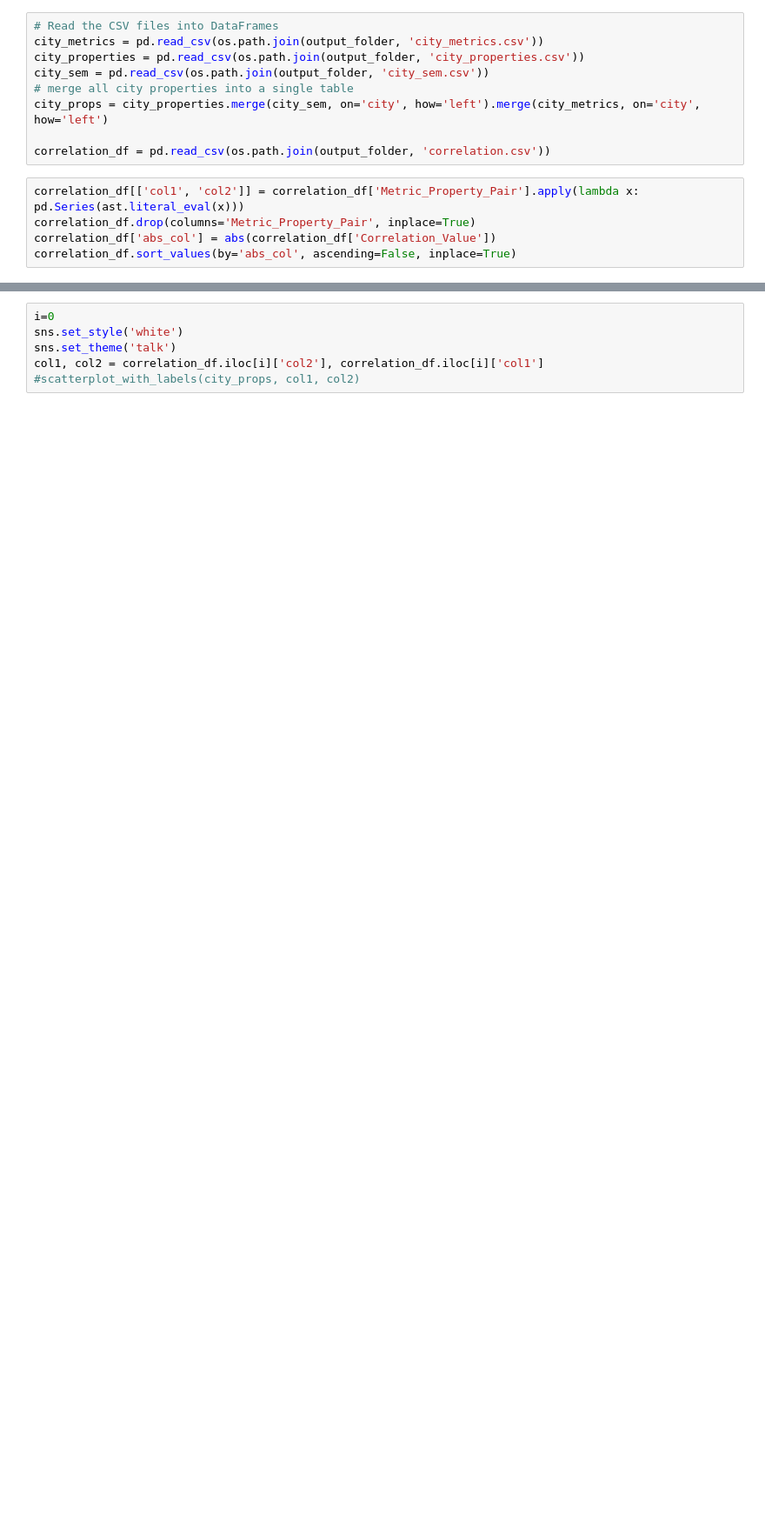
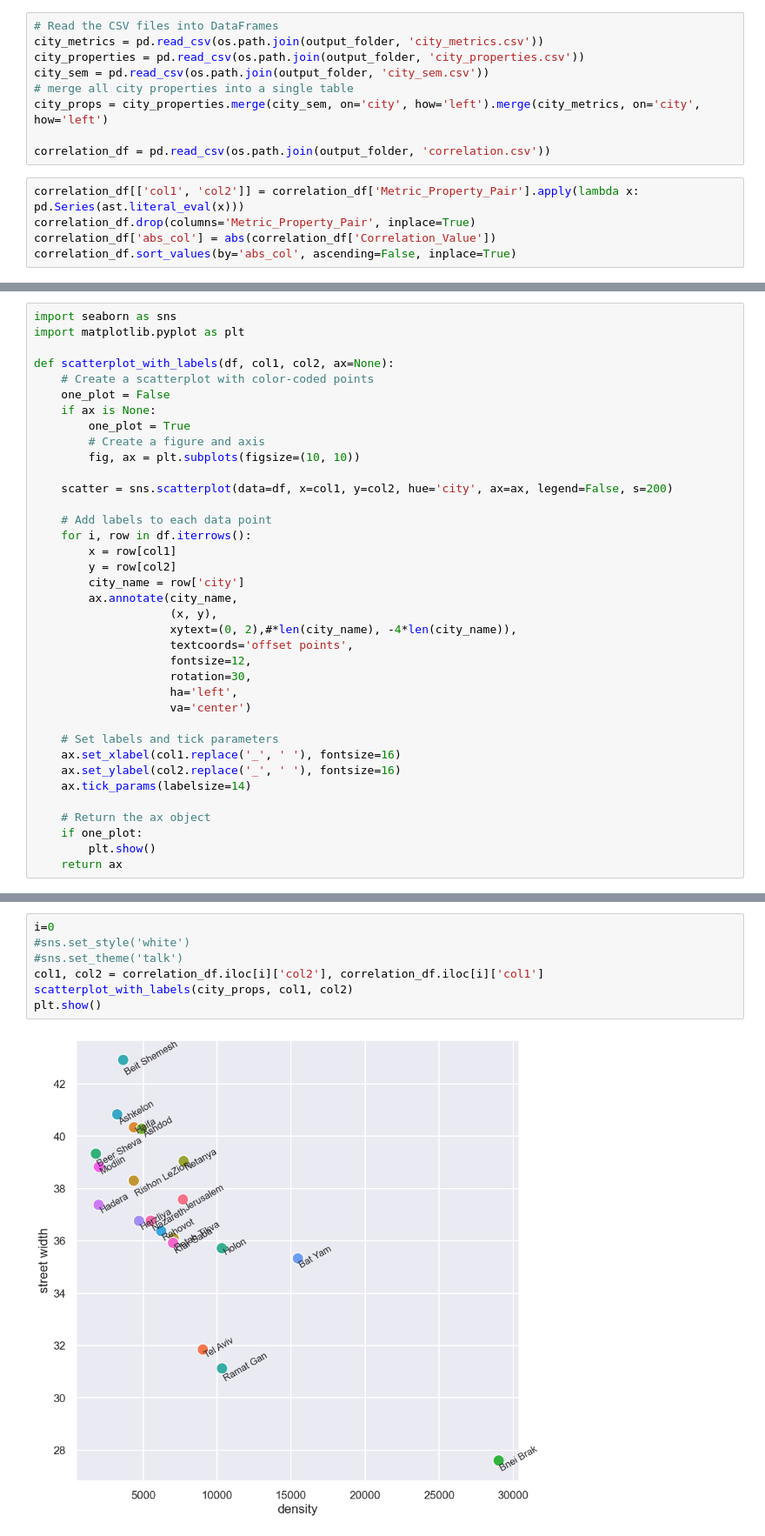
Before and after one commit to amirkl91/ClusterOn, a Jupyter notebook: city_metrics.ipynb, the cells around one changed output, grey strips where cells are left out. Shown at 87% size. Drawn from its saved outputs; the diff is of its cells as text; blank space fills up the shorter version.

```diff
--- a/city_metrics.ipynb
+++ b/city_metrics.ipynb
@@ -127,0 +160,37 @@ for i in range(N):
+# %%
+import seaborn as sns
+import matplotlib.pyplot as plt
+
+def scatterplot_with_labels(df, col1, col2, ax=None):
+    # Create a scatterplot with color-coded points
+    one_plot = False
+    if ax is None:
+        one_plot = True
+        # Create a figure and axis
+        fig, ax = plt.subplots(figsize=(10, 10))
+
+    scatter = sns.scatterplot(data=df, x=col1, y=col2, hue='city', ax=ax, legend=False, s=200)
+
+    # Add labels to each data point
+    for i, row in df.iterrows():
+        x = row[col1]
+        y = row[col2]
+        city_name = row['city']
+        ax.annotate(city_name,
+                    (x, y),
+                    xytext=(0, 2),#*len(city_name), -4*len(city_name)),
+                    textcoords='offset points',
+                    fontsize=12,
+                    rotation=30,
+                    ha='left',
+                    va='center')
+
+    # Set labels and tick parameters
+    ax.set_xlabel(col1.replace('_', ' '), fontsize=16)
+    ax.set_ylabel(col2.replace('_', ' '), fontsize=16)
+    ax.tick_params(labelsize=14)
+
+    # Return the ax object
+    if one_plot:
+        plt.show()
+    return ax
@@ -128,6 +210,9 @@ for i in range(N):
 # %%
 i=0
-sns.set_style('white')
-sns.set_theme('talk')
+#sns.set_style('white')
+#sns.set_theme('talk')
 col1, col2 = correlation_df.iloc[i]['col2'], correlation_df.iloc[i]['col1']
-#scatterplot_with_labels(city_props, col1, col2)
+scatterplot_with_labels(city_props, col1, col2)
+plt.show()
+# %% [output]
+[figure, added]
```
Also changed, not shown: parts of 7 cells of this notebook.
